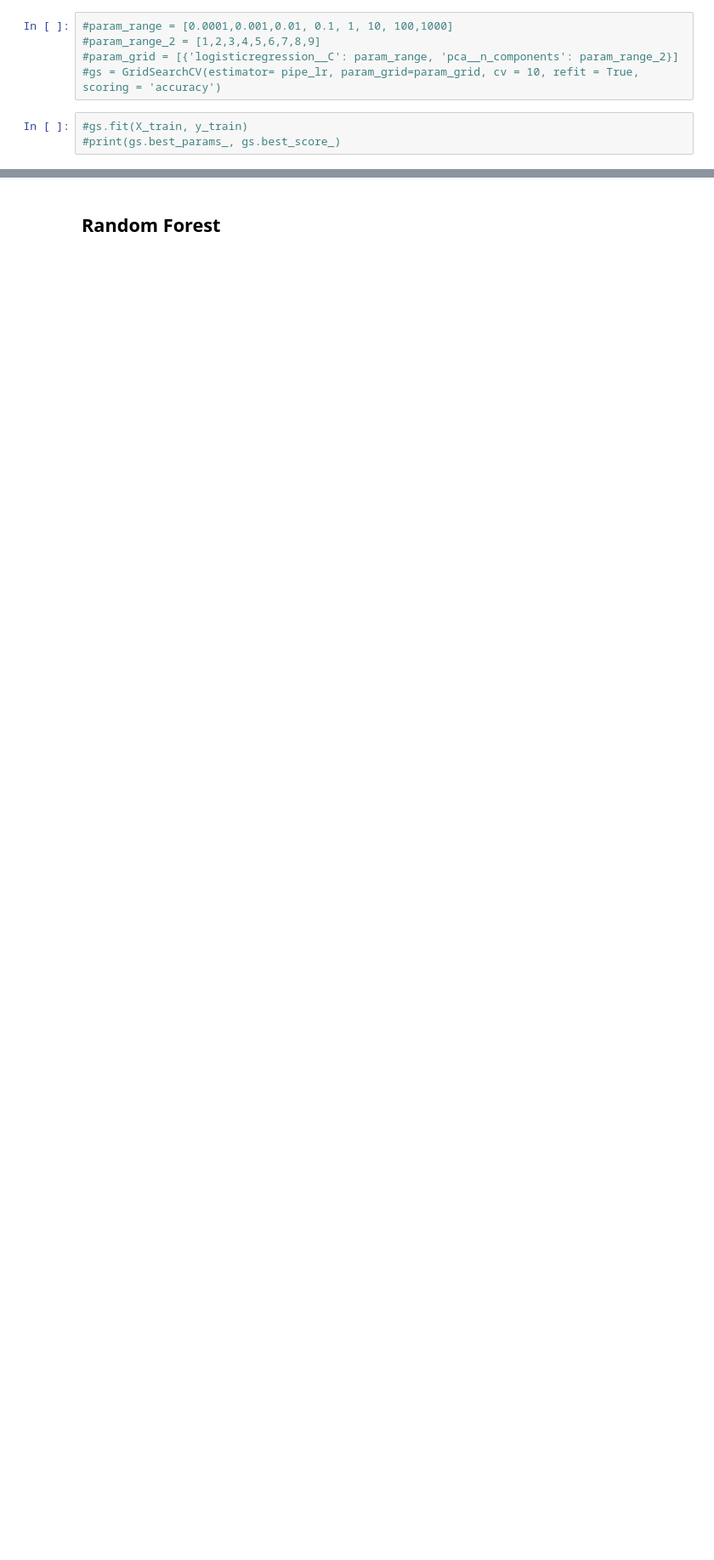
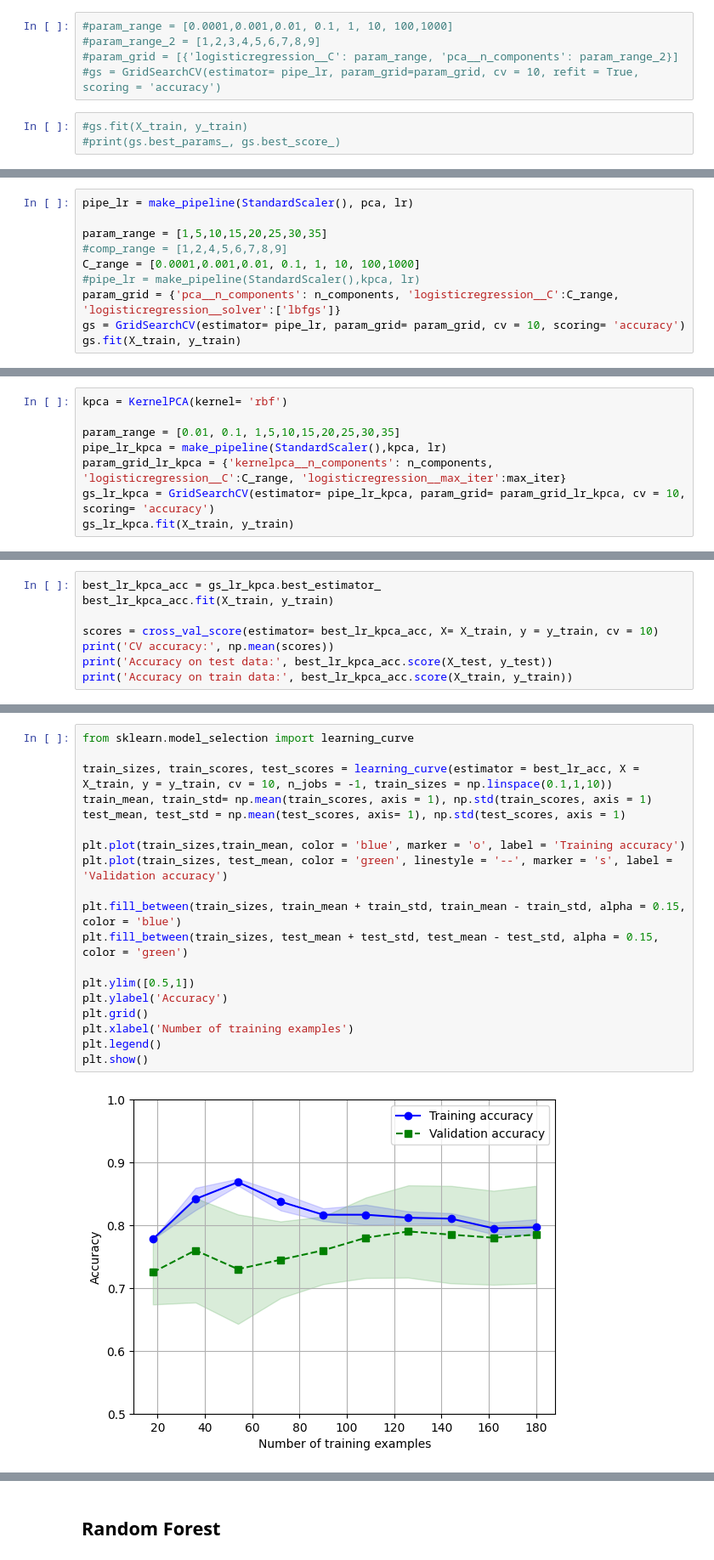
Before and after one commit to Andrewss01/Machine-Learning, a Jupyter notebook: Parte_Andre.ipynb, the cells around one changed output, grey strips where cells are left out. Shown at 85% size. Cells and saved outputs as stored; diff of their text form; blank space fills up the shorter version.

```diff
--- a/Parte_Andre.ipynb
+++ b/Parte_Andre.ipynb
@@ -219,0 +242,10 @@ print(np.mean(scores))
+# %%
+pipe_lr = make_pipeline(StandardScaler(), pca, lr)
+
+param_range = [1,5,10,15,20,25,30,35]
+#comp_range = [1,2,4,5,6,7,8,9]
+C_range = [0.0001,0.001,0.01, 0.1, 1, 10, 100,1000]
+#pipe_lr = make_pipeline(StandardScaler(),kpca, lr)
+param_grid = {'pca__n_components': n_components, 'logisticregression__C':C_range, 'logisticregression__solver':['lbfgs']}
+gs = GridSearchCV(estimator= pipe_lr, param_grid= param_grid, cv = 10, scoring= 'accuracy')
+gs.fit(X_train, y_train)
@@ -219,0 +270,8 @@ print(np.mean(scores))
+# %%
+kpca = KernelPCA(kernel= 'rbf')
+
+param_range = [0.01, 0.1, 1,5,10,15,20,25,30,35]
+pipe_lr_kpca = make_pipeline(StandardScaler(),kpca, lr)
+param_grid_lr_kpca = {'kernelpca__n_components': n_components, 'logisticregression__C':C_range, 'logisticregression__max_iter':max_iter}
+gs_lr_kpca = GridSearchCV(estimator= pipe_lr_kpca, param_grid= param_grid_lr_kpca, cv = 10, scoring= 'accuracy')
+gs_lr_kpca.fit(X_train, y_train)
@@ -219,0 +289,8 @@ print(np.mean(scores))
+# %%
+best_lr_kpca_acc = gs_lr_kpca.best_estimator_
+best_lr_kpca_acc.fit(X_train, y_train)
+
+scores = cross_val_score(estimator= best_lr_kpca_acc, X= X_train, y = y_train, cv = 10)
+print('CV accuracy:', np.mean(scores))
+print('Accuracy on test data:', best_lr_kpca_acc.score(X_test, y_test))
+print('Accuracy on train data:', best_lr_kpca_acc.score(X_train, y_train))
@@ -219,0 +301,21 @@ print(np.mean(scores))
+# %%
+from sklearn.model_selection import learning_curve
+
+train_sizes, train_scores, test_scores = learning_curve(estimator = best_lr_acc, X = X_train, y = y_train, cv = 10, n_jobs = -1, train_sizes = np.linspace(0.1,1,10))
+train_mean, train_std= np.mean(train_scores, axis = 1), np.std(train_scores, axis = 1)
+test_mean, test_std = np.mean(test_scores, axis= 1), np.std(test_scores, axis = 1)
+
+plt.plot(train_sizes,train_mean, color = 'blue', marker = 'o', label = 'Training accuracy')
+plt.plot(train_sizes, test_mean, color = 'green', linestyle = '--', marker = 's', label = 'Validation accuracy')
+
+plt.fill_between(train_sizes, train_mean + train_std, train_mean - train_std, alpha = 0.15, color = 'blue')
+plt.fill_between(train_sizes, test_mean + test_std, test_mean - test_std, alpha = 0.15, color = 'green')
+
+plt.ylim([0.5,1])
+plt.ylabel('Accuracy')
+plt.grid()
+plt.xlabel('Number of training examples')
+plt.legend()
+plt.show()
+# %% [output]
+[figure, added]
```
Also changed, not shown: parts of 46 cells of this notebook.
